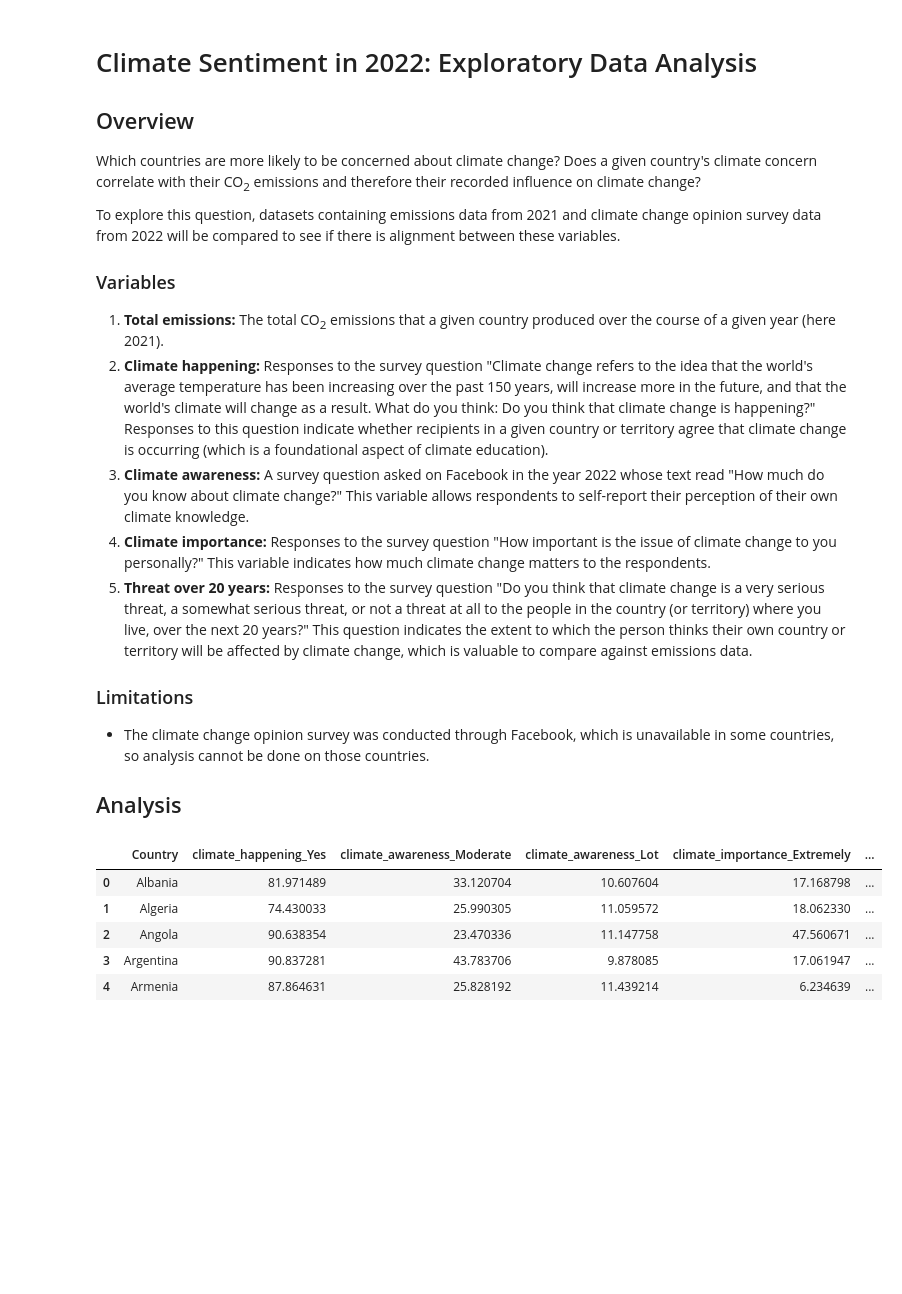
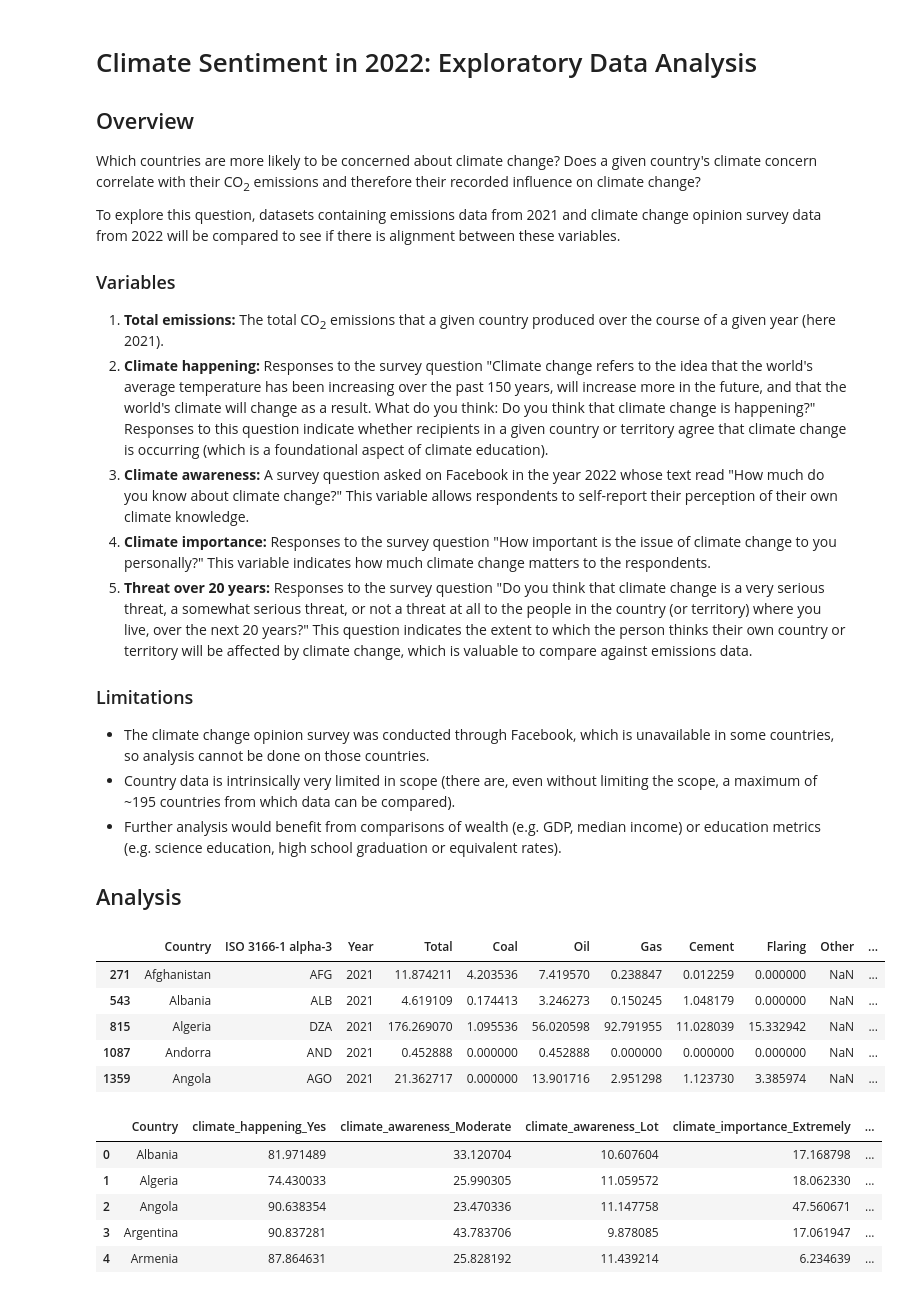
Before and after one commit to jes-so/climate-data, a Jupyter notebook: climate-sentiment-notebook.ipynb, the cells around one changed output. Cells and saved outputs as stored; diff of their text form; code cells hidden in the pictures; blank space fills up the shorter version.

```diff
--- a/climate-sentiment-notebook.ipynb
+++ b/climate-sentiment-notebook.ipynb
@@ -18,6 +18,8 @@ To explore this question, datasets containing emissions data from 2021 and clima
 ### Limitations
 
 - The climate change opinion survey was conducted through Facebook, which is unavailable in some countries, so analysis cannot be done on those countries.
+- Country data is intrinsically very limited in scope (there are, even without limiting the scope, a maximum of ~195 countries from which data can be compared).
+- Further analysis would benefit from comparisons of wealth (e.g. GDP, median income) or education metrics (e.g. science education, high school graduation or equivalent rates).
 
 ## Analysis
 # %%
@@ -43,6 +46,16 @@ def read_emissions_dataset(year=2021, dataset_filepath='./data/EmissionsByCountr
     df = pd.read_csv(dataset_filepath)
     df = df.loc[df['Year'] == year]
     return df
+# %%
+emissions = read_emissions_dataset()
+emissions.head()
+# %% [output]
+|  | Country | ISO 3166-1 alpha-3 | Year | Total | Coal | Oil | Gas | Cement | Flaring | Other | ... |
+| 271 | Afghanistan | AFG | 2021 | 11.874211 | 4.203536 | 7.419570 | 0.238847 | 0.012259 | 0.000000 | NaN | ... |
+| 543 | Albania | ALB | 2021 | 4.619109 | 0.174413 | 3.246273 | 0.150245 | 1.048179 | 0.000000 | NaN | ... |
+| 815 | Algeria | DZA | 2021 | 176.269070 | 1.095536 | 56.020598 | 92.791955 | 11.028039 | 15.332942 | NaN | ... |
+| 1087 | Andorra | AND | 2021 | 0.452888 | 0.000000 | 0.452888 | 0.000000 | 0.000000 | 0.000000 | NaN | ... |
+| 1359 | Angola | AGO | 2021 | 21.362717 | 0.000000 | 13.901716 | 2.951298 | 1.123730 | 3.385974 | NaN | ... |
 # %%
 # Read climate change opinion dataset
 
```
Also changed, not shown: parts of 17 cells of this notebook, 2 other files.
